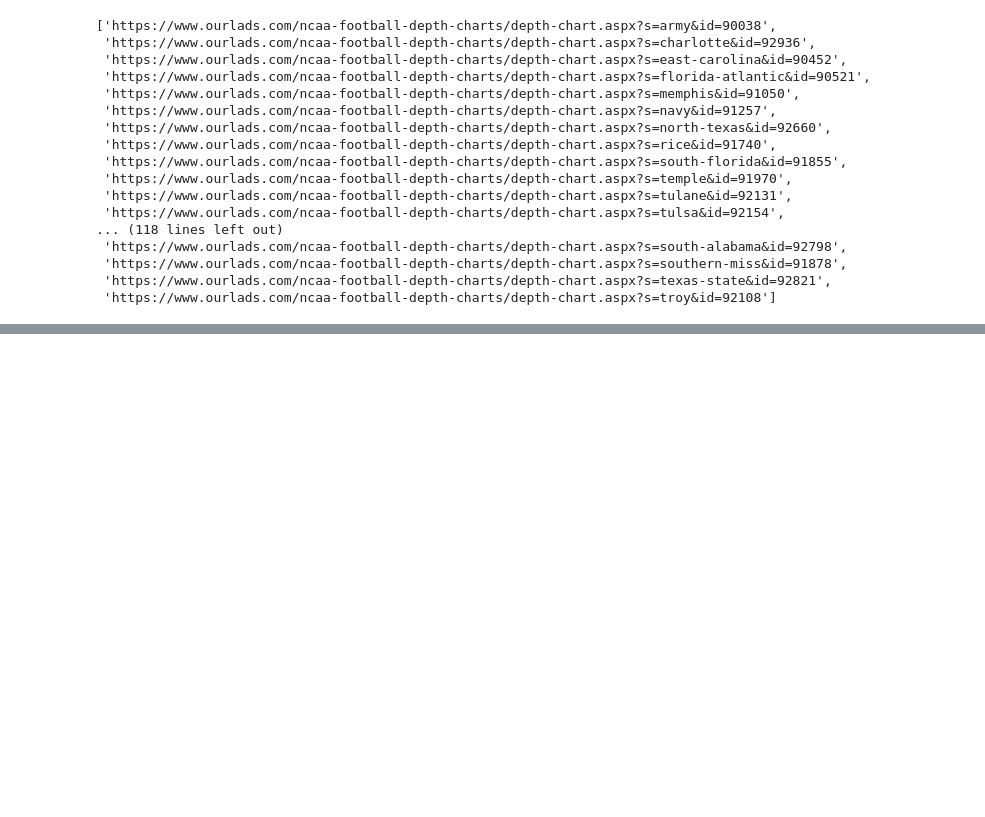
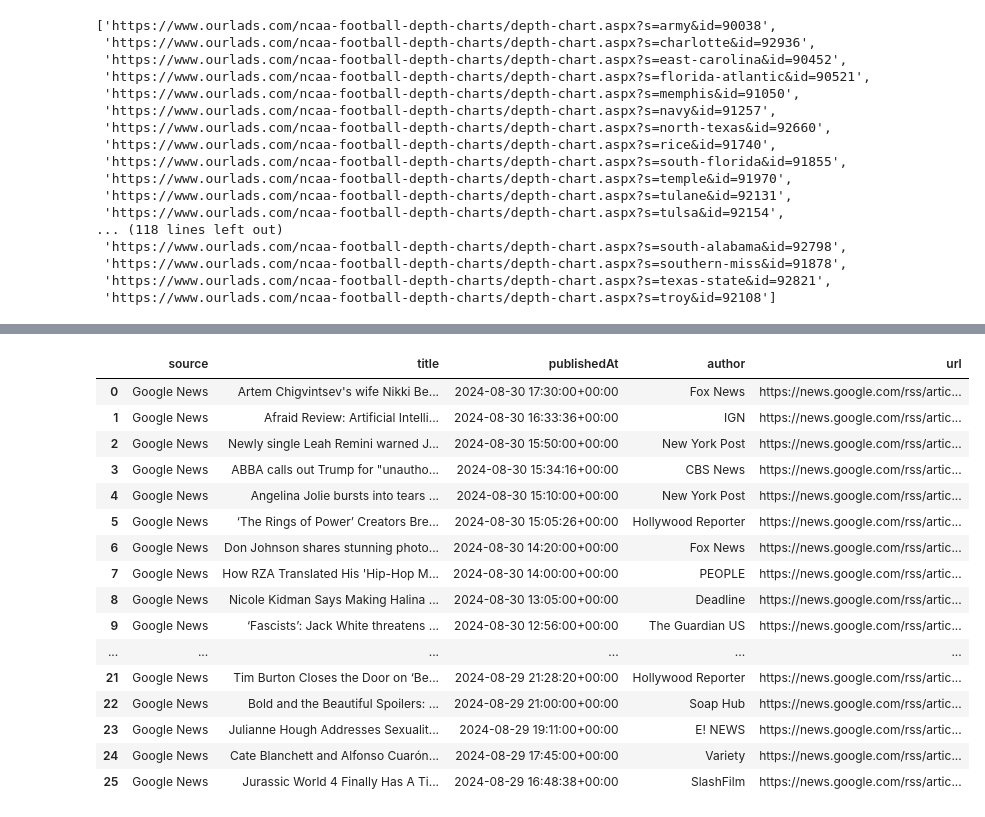
Before and after one commit to George-Michael-Dagogo/sales, a Jupyter notebook: main.ipynb, the cells around one changed output, grey strips where cells are left out. Cells and saved outputs as stored; diff of their text form; code cells hidden in the pictures; blank space fills up the shorter version.

```diff
--- a/main.ipynb
+++ b/main.ipynb
@@ -144,0 +217,40 @@ CSV files merged successfully into 'merged_output.csv'!
+# %%
+from newsapi import NewsApiClient
+
+# Init
+
+newsapi = NewsApiClient(api_key='ff4373852c2343a98303951439854f8c')
+
+# /v2/top-headlines
+top_headlines = newsapi.get_top_headlines(
+                                        category='entertainment',
+                                        language='en',
+                                        page_size = 90,
+                                        page= 1)
+
+articles = top_headlines.get('articles',[])
+
+init_df = pd.DataFrame(articles, columns = ['source','title','publishedAt','author','url'])
+
+init_df['source'] = init_df['source'].apply(lambda x: x['name'] if pd.notna(x) and 'name' in x else None)
+
+init_df['publishedAt'] = pd.to_datetime(init_df['publishedAt'])
+init_df
+# %% [output]
+|  | source | title | publishedAt | author | url |
+| 0 | Google News | Artem Chigvintsev's wife Nikki Be... | 2024-08-30 17:30:00+00:00 | Fox News | https://news.google.com/rss/artic... |
+| 1 | Google News | Afraid Review: Artificial Intelli... | 2024-08-30 16:33:36+00:00 | IGN | https://news.google.com/rss/artic... |
+| 2 | Google News | Newly single Leah Remini warned J... | 2024-08-30 15:50:00+00:00 | New York Post | https://news.google.com/rss/artic... |
+| 3 | Google News | ABBA calls out Trump for "unautho... | 2024-08-30 15:34:16+00:00 | CBS News | https://news.google.com/rss/artic... |
+| 4 | Google News | Angelina Jolie bursts into tears ... | 2024-08-30 15:10:00+00:00 | New York Post | https://news.google.com/rss/artic... |
+| 5 | Google News | ‘The Rings of Power’ Creators Bre... | 2024-08-30 15:05:26+00:00 | Hollywood Reporter | https://news.google.com/rss/artic... |
+| 6 | Google News | Don Johnson shares stunning photo... | 2024-08-30 14:20:00+00:00 | Fox News | https://news.google.com/rss/artic... |
+| 7 | Google News | How RZA Translated His 'Hip-Hop M... | 2024-08-30 14:00:00+00:00 | PEOPLE | https://news.google.com/rss/artic... |
+| 8 | Google News | Nicole Kidman Says Making Halina ... | 2024-08-30 13:05:00+00:00 | Deadline | https://news.google.com/rss/artic... |
+| 9 | Google News | ‘Fascists’: Jack White threatens ... | 2024-08-30 12:56:00+00:00 | The Guardian US | https://news.google.com/rss/artic... |
+| ... | ... | ... | ... | ... | ... |
+| 21 | Google News | Tim Burton Closes the Door on ‘Be... | 2024-08-29 21:28:20+00:00 | Hollywood Reporter | https://news.google.com/rss/artic... |
+| 22 | Google News | Bold and the Beautiful Spoilers: ... | 2024-08-29 21:00:00+00:00 | Soap Hub | https://news.google.com/rss/artic... |
+| 23 | Google News | Julianne Hough Addresses Sexualit... | 2024-08-29 19:11:00+00:00 | E! NEWS | https://news.google.com/rss/artic... |
+| 24 | Google News | Cate Blanchett and Alfonso Cuarón... | 2024-08-29 17:45:00+00:00 | Variety | https://news.google.com/rss/artic... |
+| 25 | Google News | Jurassic World 4 Finally Has A Ti... | 2024-08-29 16:48:38+00:00 | SlashFilm | https://news.google.com/rss/artic... |
```
Also changed, not shown: parts of 5 cells of this notebook, 2 other files.
